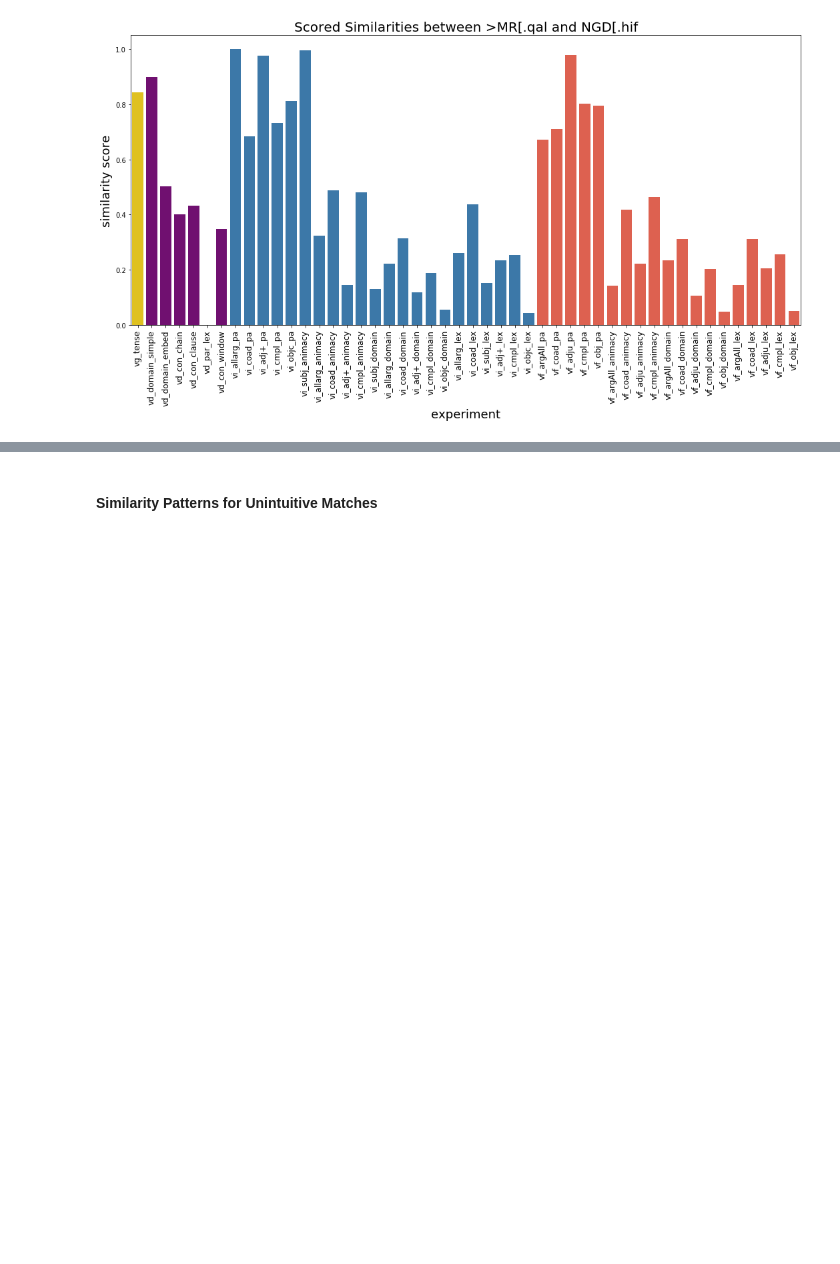
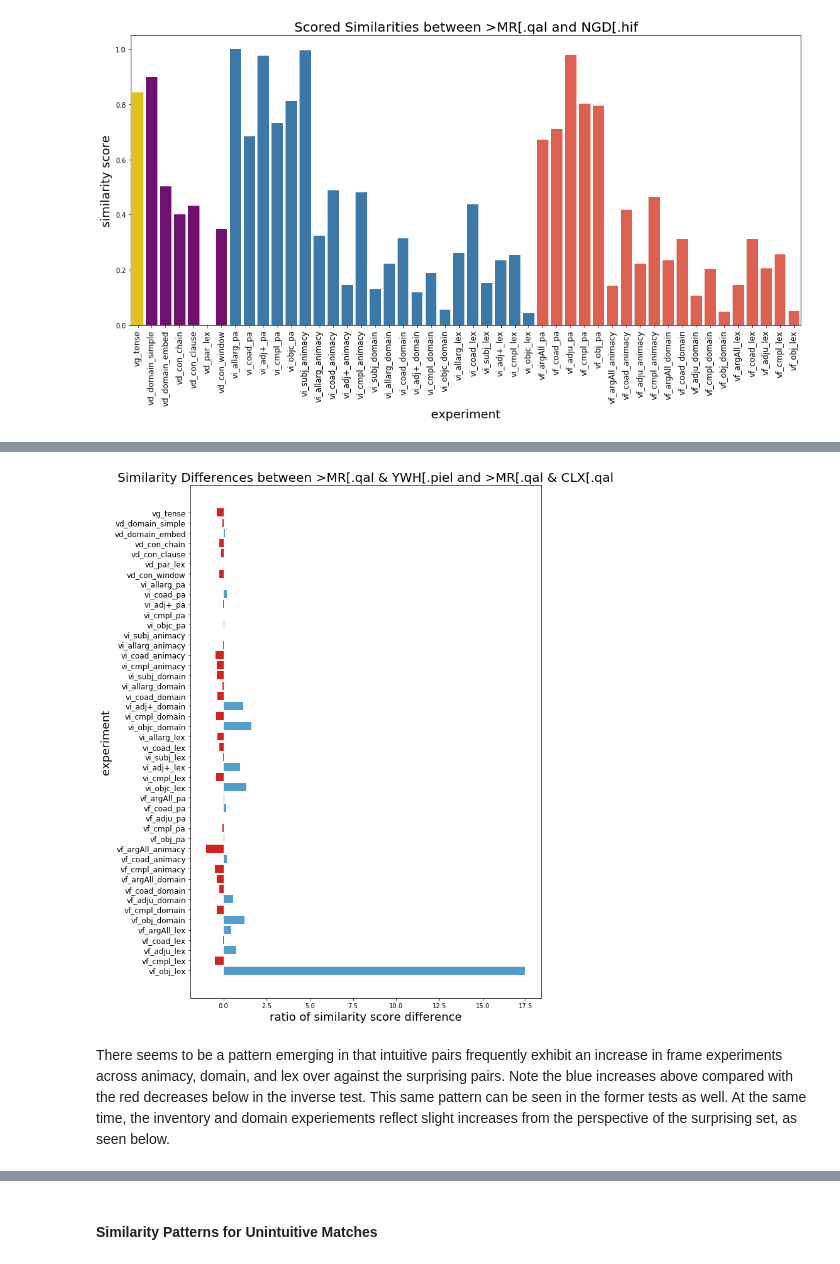
Before and after one commit to codykingham/verb_semantics, a Jupyter notebook: first_analysis.ipynb, the cells around one changed output, grey strips where cells are left out. Saved outputs shown, nothing was run; the diff lists cells and outputs as text; code cells hidden in the pictures; blank space fills up the shorter version.

```diff
--- a/first_analysis.ipynb
+++ b/first_analysis.ipynb
@@ -549,7 +556,8 @@ def compareSets(set1, set2):
 
 def compareChange(set1, set2):
     '''
-    Compare two pairs of words and their similarity differences.
+    Compare two pairs of words and plot the positive or negative
+    difference in similarities from set1 to set2.
     '''
     dataset1 = get_sim_experiments(set1[0], set1[1], show=False, wordSet={set1[0], set1[1], set2[0], set2[1]})
     dataset2 = get_sim_experiments(set2[0], set2[1], show=False, wordSet={set1[0], set1[1], set2[0], set2[1]})
@@ -656,0 +698,6 @@ say_command = get_sim_experiments('>MR[.qal', 'NGD[.hif')
+# %%
+compareChange(('>MR[.qal', 'YWH[.piel'),('>MR[.qal', 'CLX[.qal'))
+# %% [output]
+[figure, added]
+# %% [markdown]
+There seems to be a pattern emerging in that intuitive pairs frequently exhibit an increase in frame experiments across animacy, domain, and lex over against the surprising pairs. Note the blue increases above compared with the red decreases below in the inverse test. This same pattern can be seen in the former tests as well. At the same time, the inventory and domain experiements reflect slight increases from the perspective of the surprising set, as seen below.
```
Also changed, not shown: parts of 52 cells of this notebook, 1 other file.
